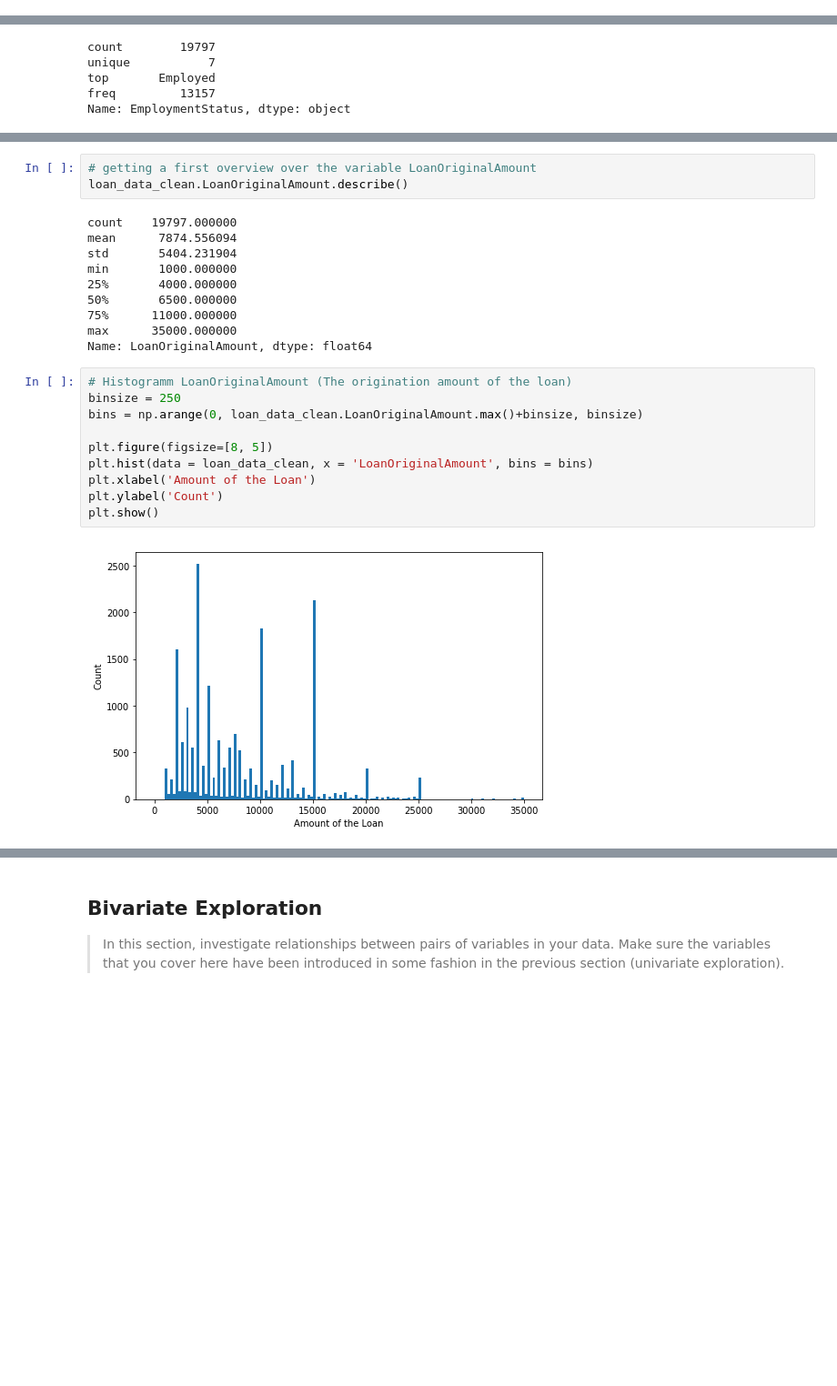
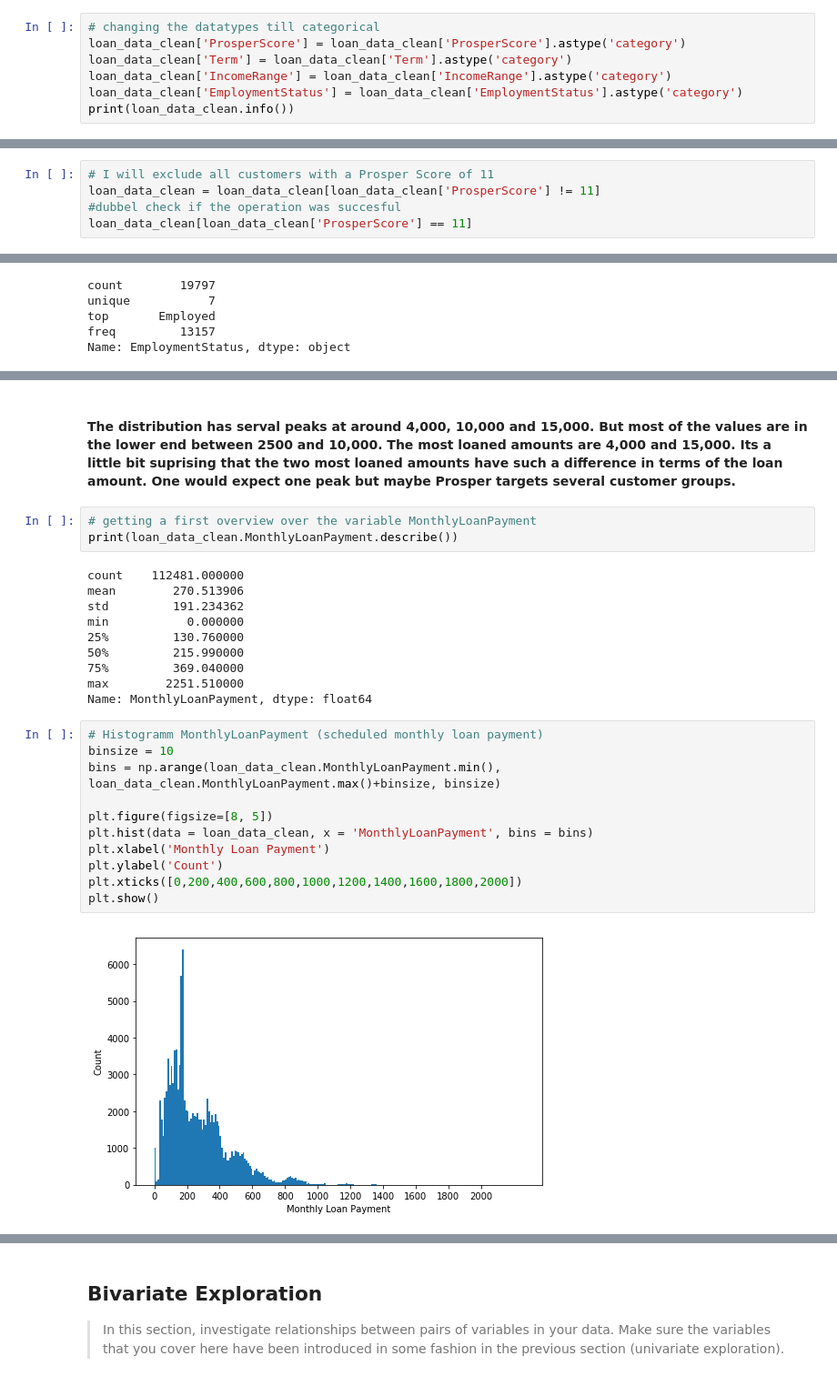
Before and after one commit to JannisMueller/Exploration-Loan-Data-from-Prosper, a Jupyter notebook: Exploration Loan Data from Prosper.ipynb, the cells around one changed output, grey strips where cells are left out. Shown: that part at 91% size. Saved outputs shown, nothing was run; the diff lists cells and outputs as text; blank space fills up the shorter version.

Commit message:
further investigation of distributions of individual variables

```diff
--- a/Exploration Loan Data from Prosper.ipynb
+++ b/Exploration Loan Data from Prosper.ipynb
@@ -120,0 +119,7 @@ I decided to work with a smaller number of observations since I wasnt able to pe
+# %%
+# changing the datatypes till categorical
+loan_data_clean['ProsperScore'] = loan_data_clean['ProsperScore'].astype('category')
+loan_data_clean['Term'] = loan_data_clean['Term'].astype('category')
+loan_data_clean['IncomeRange'] = loan_data_clean['IncomeRange'].astype('category')
+loan_data_clean['EmploymentStatus'] = loan_data_clean['EmploymentStatus'].astype('category')
+print(loan_data_clean.info())
@@ -132,0 +201,5 @@ you plan on investigating next.
+# %%
+# I will exclude all customers with a Prosper Score of 11
+loan_data_clean = loan_data_clean[loan_data_clean['ProsperScore'] != 11]
+#dubbel check if the operation was succesful
+loan_data_clean[loan_data_clean['ProsperScore'] == 11]
@@ -320,25 +452,28 @@ plt.show()
+# %% [markdown]
+#### The distribution has serval peaks at around 4,000, 10,000 and 15,000. But most of the values are in the lower end between 2500 and 10,000. The most loaned amounts are 4,000 and 15,000. Its a little bit suprising that the two most loaned amounts have such a difference in terms of the loan amount. One would expect one peak but maybe Prosper targets several customer groups.
 # %%
-# getting a first overview over the variable LoanOriginalAmount
-loan_data_clean.LoanOriginalAmount.describe()
+# getting a first overview over the variable MonthlyLoanPayment
+print(loan_data_clean.MonthlyLoanPayment.describe())
 # %% [output]
-count    19797.000000
-mean      7874.556094
-std       5404.231904
-min       1000.000000
-25%       4000.000000
-50%       6500.000000
-75%      11000.000000
-max      35000.000000
-Name: LoanOriginalAmount, dtype: float64
+count    112481.000000
+mean        270.513906
+std         191.234362
+min           0.000000
+25%         130.760000
+50%         215.990000
+75%         369.040000
+max        2251.510000
+Name: MonthlyLoanPayment, dtype: float64
 # %%
-# Histogramm LoanOriginalAmount (The origination amount of the loan)
-binsize = 250
-bins = np.arange(0, loan_data_clean.LoanOriginalAmount.max()+binsize, binsize)
+# Histogramm MonthlyLoanPayment (scheduled monthly loan payment)
+binsize = 10
+bins = np.arange(loan_data_clean.MonthlyLoanPayment.min(), loan_data_clean.MonthlyLoanPayment.max()+binsize, binsize)
 
 plt.figure(figsize=[8, 5])
-plt.hist(data = loan_data_clean, x = 'LoanOriginalAmount', bins = bins)
-plt.xlabel('Amount of the Loan')
+plt.hist(data = loan_data_clean, x = 'MonthlyLoanPayment', bins = bins)
+plt.xlabel('Monthly Loan Payment')
 plt.ylabel('Count')
+plt.xticks([0,200,400,600,800,1000,1200,1400,1600,1800,2000])
 plt.show()
 # %% [output]
-[figure, old version]
+[figure, new version]
```
Also changed, not shown: parts of 49 cells of this notebook, 1 other file.
